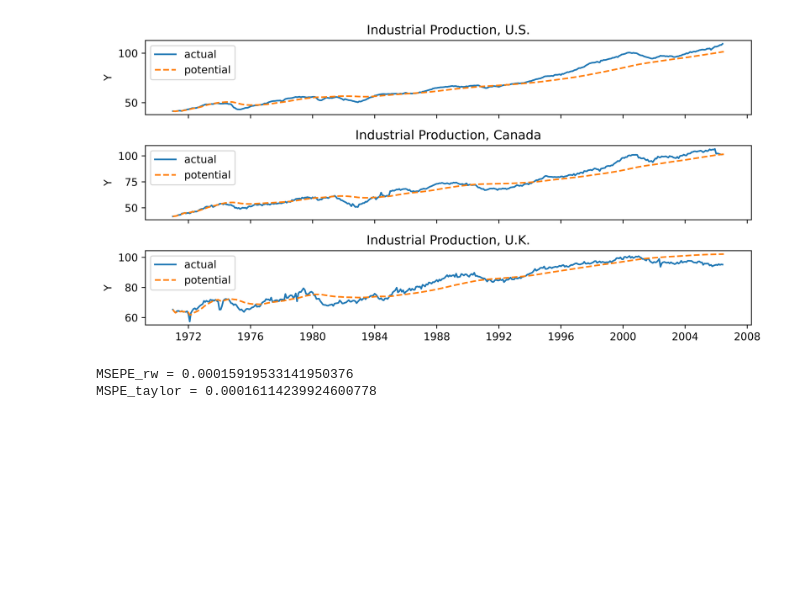
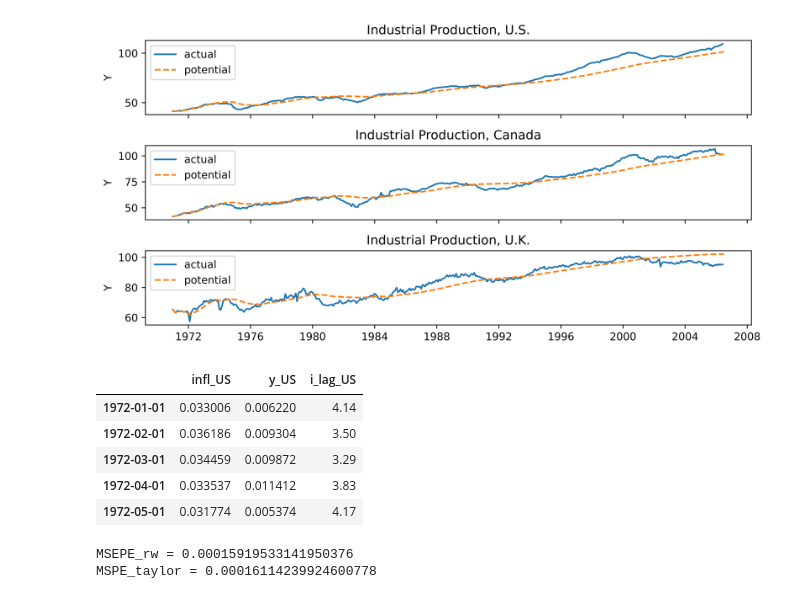
Before and after one commit to l9leung/taylor-x-rate, a Jupyter notebook: replicate.ipynb, the cells around one changed output. Saved outputs shown, nothing was run; the diff lists cells and outputs as text; code cells hidden in the pictures; blank space fills up the shorter version.

```diff
--- a/forecast.ipynb
+++ b/replicate.ipynb
@@ -156,6 +167,16 @@ plt.tight_layout()
 plt.show()
 # %% [output]
 [figure]
+# %%
+# Peek at transformed US data
+fund[["infl_US", "y_US", "i_lag_US"]].dropna().head(5)
+# %% [output]
+|  | infl_US | y_US | i_lag_US |
+| 1972-01-01 | 0.033006 | 0.006220 | 4.14 |
+| 1972-02-01 | 0.036186 | 0.009304 | 3.50 |
+| 1972-03-01 | 0.034459 | 0.009872 | 3.29 |
+| 1972-04-01 | 0.033537 | 0.011412 | 3.83 |
+| 1972-05-01 | 0.031774 | 0.005374 | 4.17 |
 # %%
 # Rolling forecasts
 def rolling_forecast(xrate, country):
```
Also changed, not shown: parts of 1 cell of this notebook, 9 other files.
